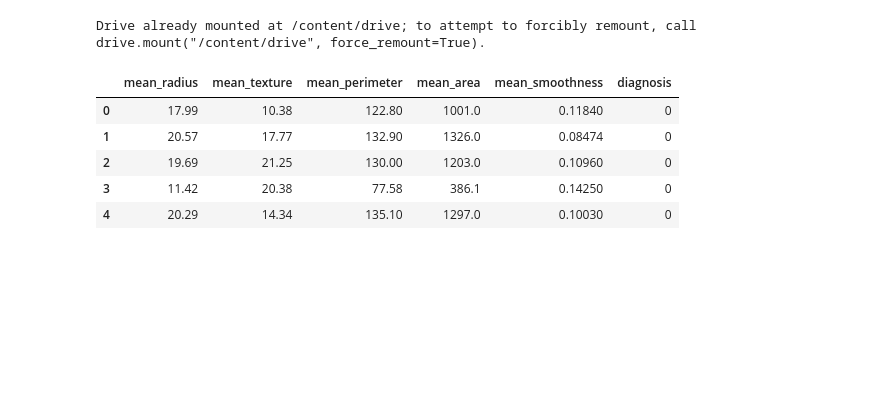
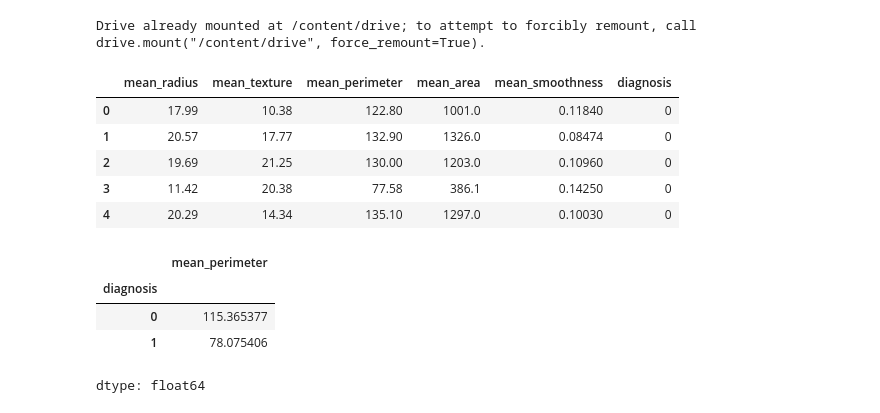
Before and after one commit to JoacoCavarzan/Data-viz-Seaborn, a Jupyter notebook: Gráficos_Seaborn.ipynb, the cells around one changed output. Saved outputs shown, nothing was run; the diff lists cells and outputs as text; code cells hidden in the pictures; blank space fills up the shorter version.

Commit message:
Creando df groupby con Colab

```diff
--- a/Gráficos_Seaborn.ipynb
+++ b/Gráficos_Seaborn.ipynb
@@ -81,3 +81,16 @@ df.head()
 | 2 | 19.69 | 21.25 | 130.00 | 1203.0 | 0.10960 | 0 |
 | 3 | 11.42 | 20.38 | 77.58 | 386.1 | 0.14250 | 0 |
 | 4 | 20.29 | 14.34 | 135.10 | 1297.0 | 0.10030 | 0 |
+# %%
+# prompt: Mediante el marco de datos df: calcular el perimetro promedio para los tumores malignos y benignos. Utiliza mejores prácticas con python groupby
+
+# Agrupa el DataFrame por la columna 'diagnosis' y calcula el promedio de 'mean_perimeter' para cada grupo.
+grouped_data = df.groupby('diagnosis')['mean_perimeter'].mean()
+
+grouped_data
+# %% [output]
+|  | mean_perimeter |
+| diagnosis |  |
+| 0 | 115.365377 |
+| 1 | 78.075406 |
+dtype: float64
```
